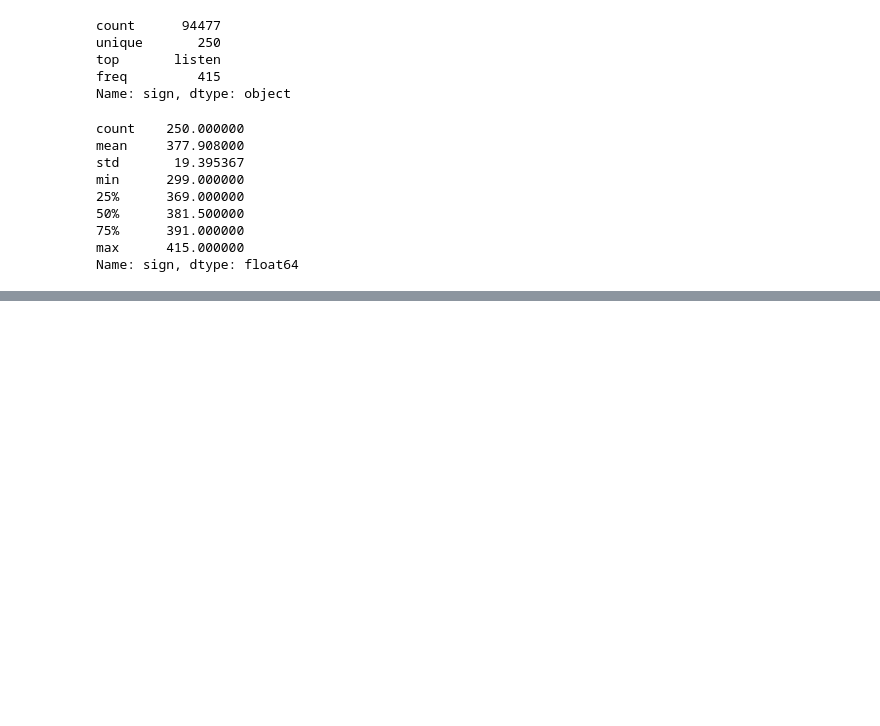
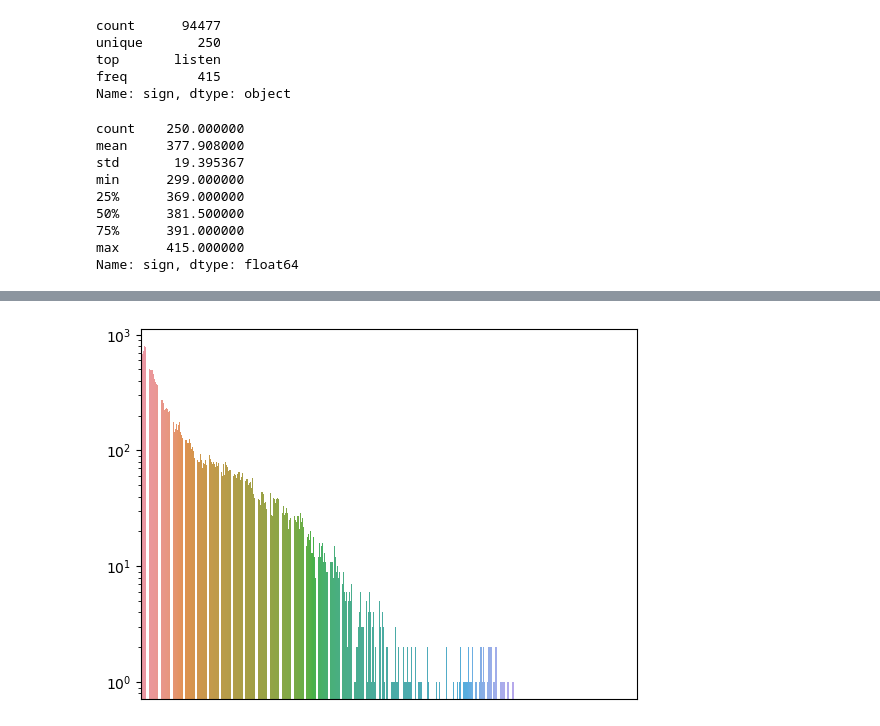
Before and after one commit to djm3622/personal_proj, a Jupyter notebook: gasl-eda.ipynb, the cells around one changed output, grey strips where cells are left out. Cells and saved outputs as stored; diff of their text form; code cells hidden in the pictures; blank space fills up the shorter version.

Commit message:
Kaggle Notebook | EDA + 2D/3D Visualization | Version 19

```diff
--- a/gasl-eda.ipynb
+++ b/gasl-eda.ipynb
@@ -690,0 +688,8 @@ Getting Missing Frame Data
+# %%
+lenf = pd.read_csv('/kaggle/input/gasl-frame-data/len_frames.csv', index_col=0, names=['frames']).iloc[1:, :]
+maxf = pd.read_csv('/kaggle/input/gasl-frame-data/max_frames.csv', index_col=0, names=['frames']).iloc[1:, :]
+minf = pd.read_csv('/kaggle/input/gasl-frame-data/min_frames.csv', index_col=0, names=['frames']).iloc[1:, :]
+mff = pd.read_csv('/kaggle/input/gasl-frame-data/missing_frames_face.csv', index_col=0)
+mfp = pd.read_csv('/kaggle/input/gasl-frame-data/missing_frames_pose.csv', index_col=0)
+mfrh = pd.read_csv('/kaggle/input/gasl-frame-data/missing_frames_rh.csv', index_col=0)
+mflh = pd.read_csv('/kaggle/input/gasl-frame-data/missing_frames_lh.csv', index_col=0)
@@ -690,0 +737,13 @@ Getting Missing Frame Data
+# %%
+def get_missing_frame_counts(col):
+    return col.sum()
+# %%
+mff_bar = mff.apply(get_missing_frame_counts) / 468
+
+s = sns.barplot(x=mff_bar.index, y=mff_bar.values)
+
+s.set(xticklabels=[])
+s.tick_params(bottom=False)
+plt.yscale('log')
+# %% [output]
+[figure, added]
```
Also changed, not shown: parts of 19 cells of this notebook.
